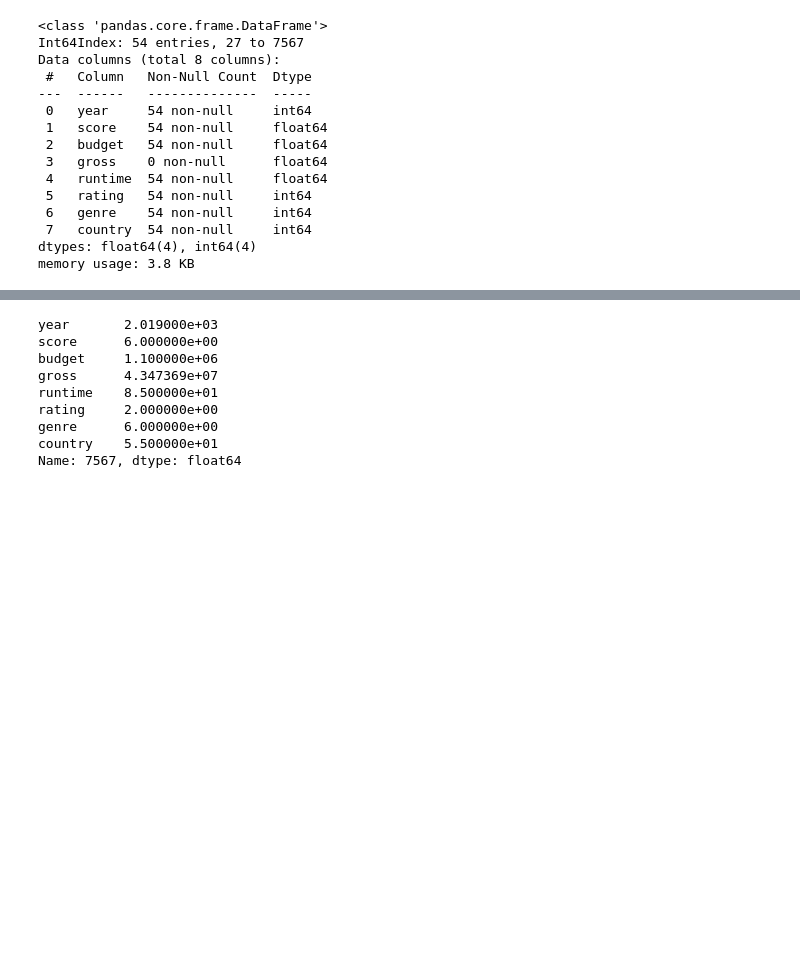
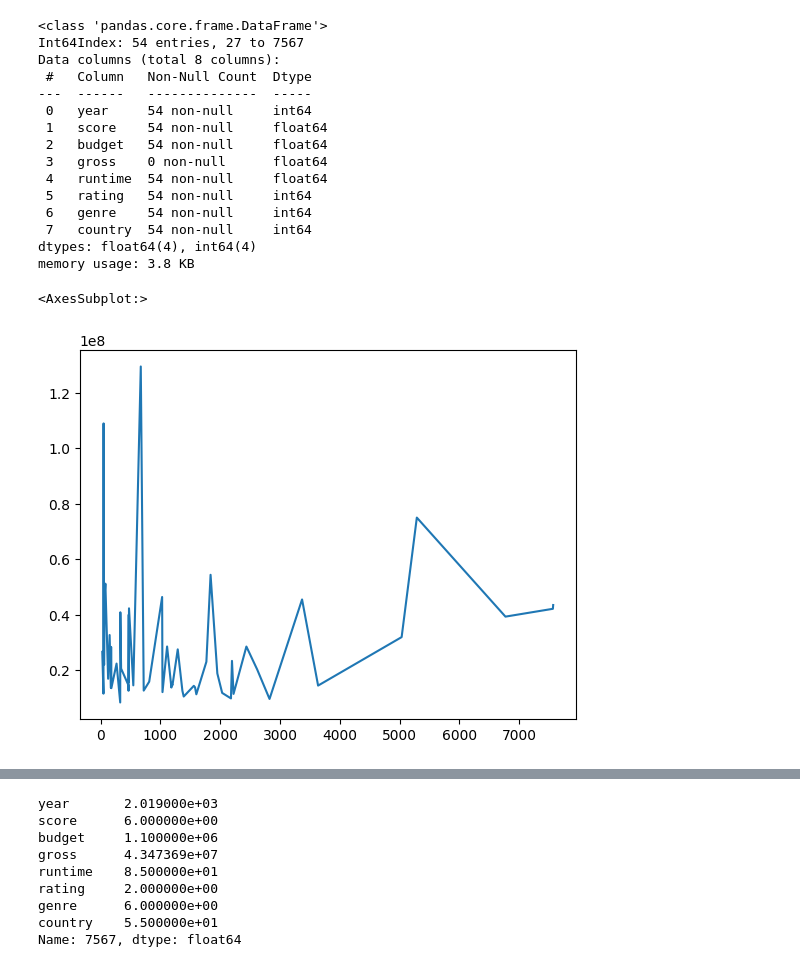
Before and after one commit to dchicasduena/COMP3400_Project, a Jupyter notebook: Iteration 2/Project2.ipynb, the cells around one changed output, grey strips where cells are left out. Cells and saved outputs as stored; diff of their text form; code cells hidden in the pictures; blank space fills up the shorter version.

```diff
--- a/Iteration 2/Project2.ipynb
+++ b/Iteration 2/Project2.ipynb
@@ -442,3 +473,8 @@ y_pred = model.predict(X_t_to_pred)
 
 rows_to_fix_gross['gross'] = y_pred
 m2_predicted = m2_clean.append(rows_to_fix_gross)
+# %%
+rows_to_fix_gross['gross'].plot()
+# %% [output]
+<AxesSubplot:>
+[figure, added]
```
Also changed, not shown: parts of 30 cells of this notebook, 1 other file.
